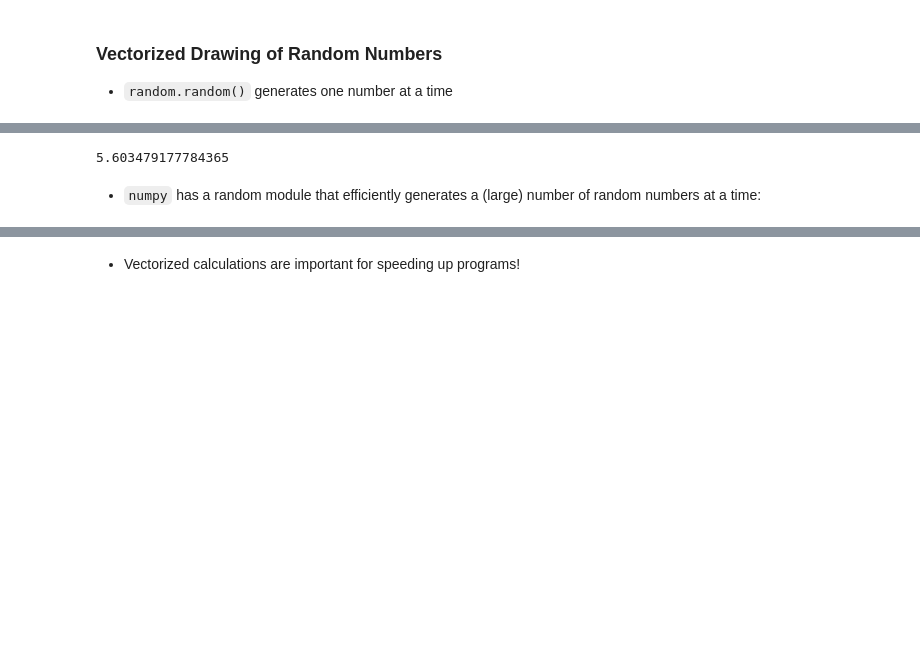
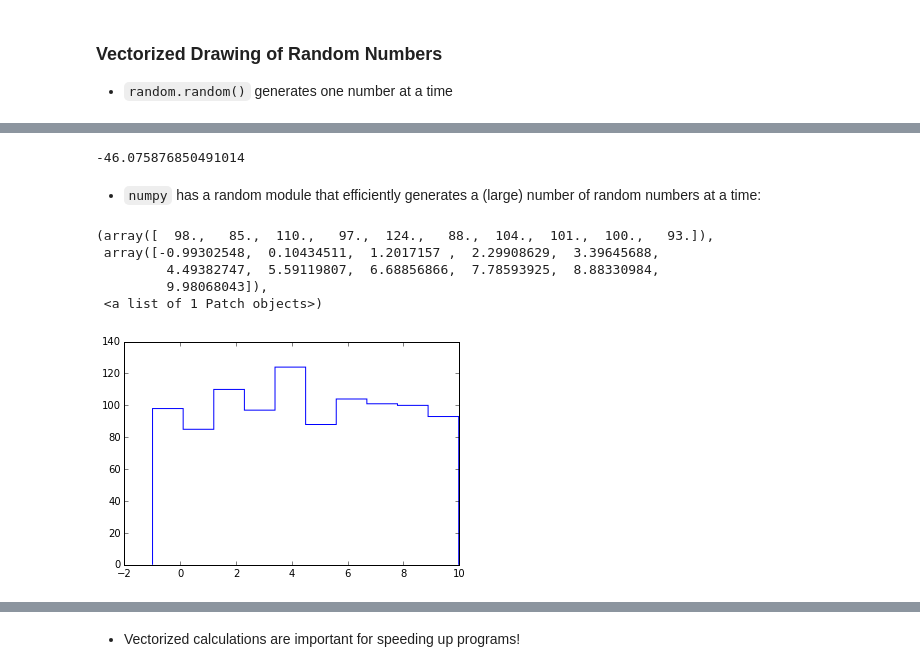
Before and after one commit to pitt1321/lectures, a Jupyter notebook: week_03/week_03.ipynb, the cells around one changed output, grey strips where cells are left out. Cells and saved outputs as stored; diff of their text form; code cells hidden in the pictures; blank space fills up the shorter version.

```diff
--- a/week_03/week_03.ipynb
+++ b/week_03/week_03.ipynb
@@ -71,7 +93,7 @@ random.random() # one number
 # %%
-random.uniform(-1, 10) # one number
+random.uniform(-100, 10) # one number
 # %% [output]
-5.603479177784365
+-46.075876850491014
 # %% [markdown]
   * `numpy` has a random module that efficiently generates a (large)
 number of random numbers at a time:
@@ -81,0 +107,9 @@ r = np.random.uniform(-1, 10, size=1000) # array
+# %%
+plt.hist(r, histtype='step')
+# %% [output]
+(array([  98.,   85.,  110.,   97.,  124.,   88.,  104.,  101.,  100.,   93.]),
+ array([-0.99302548,  0.10434511,  1.2017157 ,  2.29908629,  3.39645688,
+         4.49382747,  5.59119807,  6.68856866,  7.78593925,  8.88330984,
+         9.98068043]),
+ <a list of 1 Patch objects>)
+[figure, added]
```
Also changed, not shown: parts of 24 cells of this notebook.
